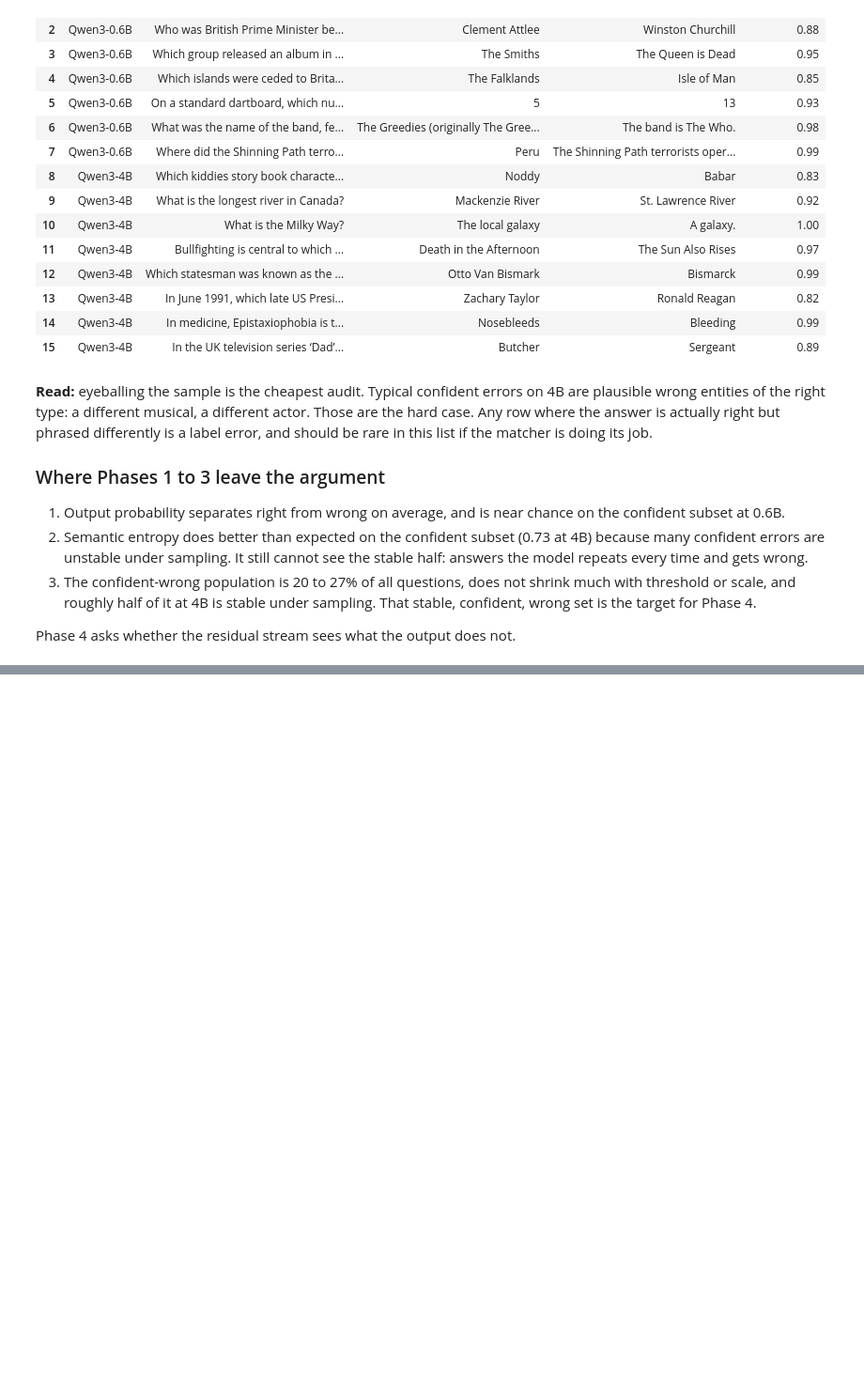
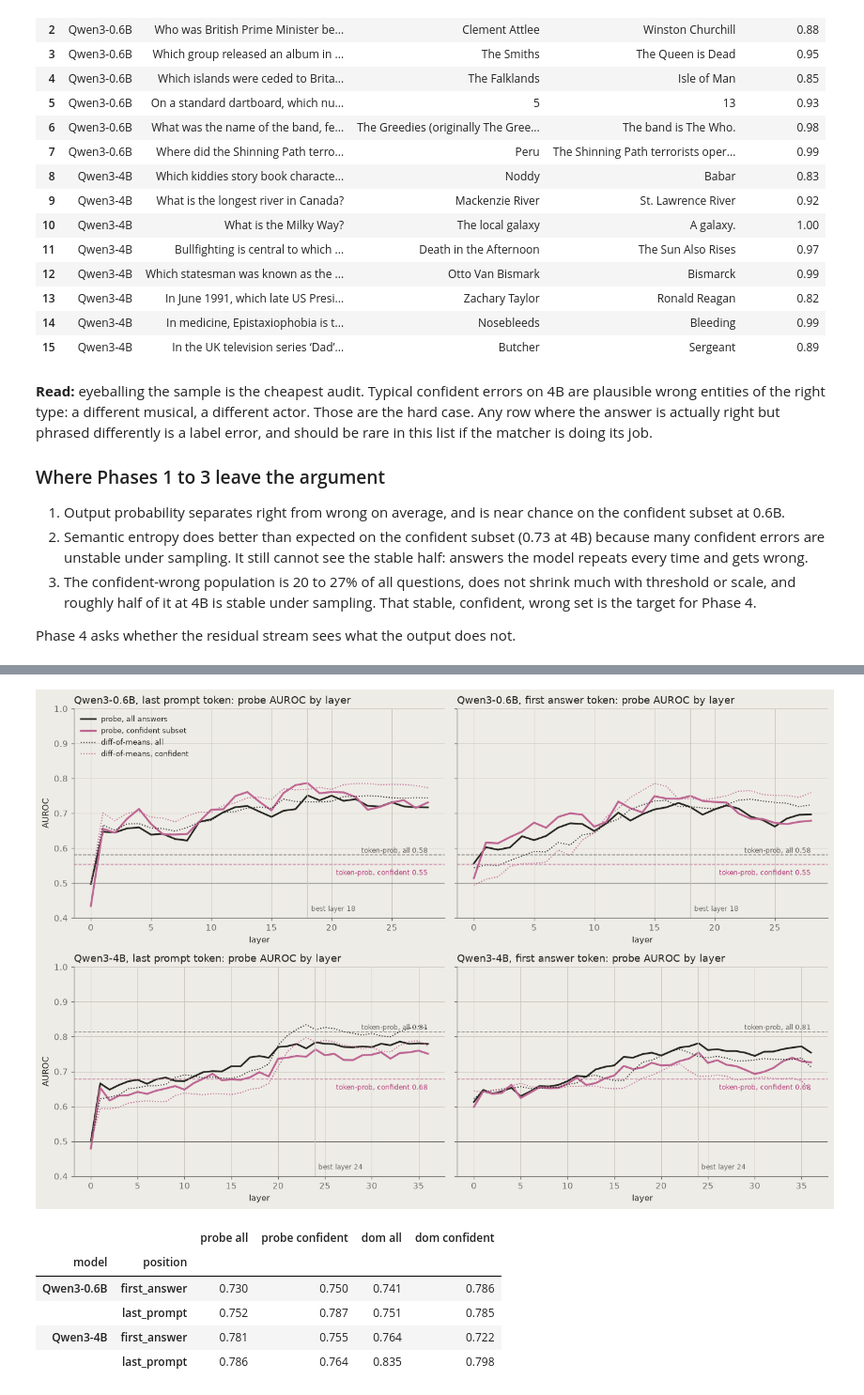
Before and after one commit to Ameya-bit/hallucination-monitors, a Jupyter notebook: notebooks/lit_review.ipynb, the cells around one changed output, grey strips where cells are left out. Shown at 94% size. Drawn from its saved outputs; the diff is of its cells as text; code cells hidden in the pictures; blank space fills up the shorter version.

```diff
--- a/notebooks/lit_review.ipynb
+++ b/notebooks/lit_review.ipynb
@@ -467,0 +522,38 @@ Phase 4 asks whether the residual stream sees what the output does not.
+# %%
+def layer_table(model):
+    d = REC[model]; y = d.correct.values; conf = d.confident.values; rows = []
+    for pos in POSITIONS:
+        P, D = SCORES_BY_LAYER[model][f"probe_{pos}"], SCORES_BY_LAYER[model][f"dom_{pos}"]
+        for l in range(P.shape[0]):
+            rows.append({"model": model, "position": pos, "layer": l, "probe all": auroc(y, P[l]), "probe confident": auroc(y[conf], P[l][conf]),
+                         "dom all": auroc(y, D[l]), "dom confident": auroc(y[conf], D[l][conf])})
+    return pd.DataFrame(rows)
+LAYERS = pd.concat([layer_table(m) for m in RUNS])
+BEST = {m: {pos: int(g.loc[g["probe confident"].idxmax(), "layer"]) for pos, g in LAYERS[LAYERS.model == m].groupby("position")} for m in RUNS}
+
+fig, axes = plt.subplots(2, 2, figsize=(13, 8.5), sharey=True)
+for i, m in enumerate(RUNS):
+    d = REC[m]; b_all = auroc(d.correct, d.first_tok_prob); b_conf = auroc(d.correct[d.confident], d.first_tok_prob[d.confident])
+    for j, pos in enumerate(POSITIONS):
+        ax = axes[i, j]; g = LAYERS[(LAYERS.model == m) & (LAYERS.position == pos)]
+        ax.plot(g.layer, g["probe all"], color=INK, lw=2, label="probe, all answers")
+        ax.plot(g.layer, g["probe confident"], color=ACCENT, lw=2.2, label="probe, confident subset")
+        ax.plot(g.layer, g["dom all"], color=INK, lw=1.2, ls=":", label="diff-of-means, all")
+        ax.plot(g.layer, g["dom confident"], color=ACCENT, lw=1.2, ls=":", label="diff-of-means, confident")
+        ax.axhline(b_all, color=INK, lw=1, ls="--", alpha=0.5); ax.axhline(b_conf, color=ACCENT, lw=1, ls="--", alpha=0.7); ax.axhline(0.5, color=MUTED, lw=0.8)
+        ax.text(g.layer.max(), b_all + 0.006, f"token-prob, all {b_all:.2f}", color=INK, fontsize=8, ha="right", alpha=0.7)
+        ax.text(g.layer.max(), b_conf - 0.03, f"token-prob, confident {b_conf:.2f}", color=ACCENT_TEXT, fontsize=8, ha="right")
+        bl = BEST[m][pos]; ax.axvline(bl, color=RULE, lw=1); ax.text(bl + 0.3, 0.42, f"best layer {bl}", color=MUTED, fontsize=8)
+        ax.set_ylim(0.4, 1.0); ax.set_title(f"{m}, {pos.replace('_', ' ')} token: probe AUROC by layer"); ax.set_xlabel("layer")
+        if j == 0: ax.set_ylabel("AUROC")
+        if i == 0 and j == 0: ax.legend(loc="upper left", fontsize=8.5)
+save(fig, "14_probe_auroc_by_layer")
+LAYERS.groupby(["model", "position"])[["probe all", "probe confident", "dom all", "dom confident"]].max().round(3)
+# %% [output]
+[figure, added]
+|  |  | probe all | probe confident | dom all | dom confident |
+| model | position |  |  |  |  |
+| Qwen3-0.6B | first_answer | 0.730 | 0.750 | 0.741 | 0.786 |
+|  | last_prompt | 0.752 | 0.787 | 0.751 | 0.785 |
+| Qwen3-4B | first_answer | 0.781 | 0.755 | 0.764 | 0.722 |
+|  | last_prompt | 0.786 | 0.764 | 0.835 | 0.798 |
```
Also changed, not shown: parts of 20 cells of this notebook, 11 other files.
